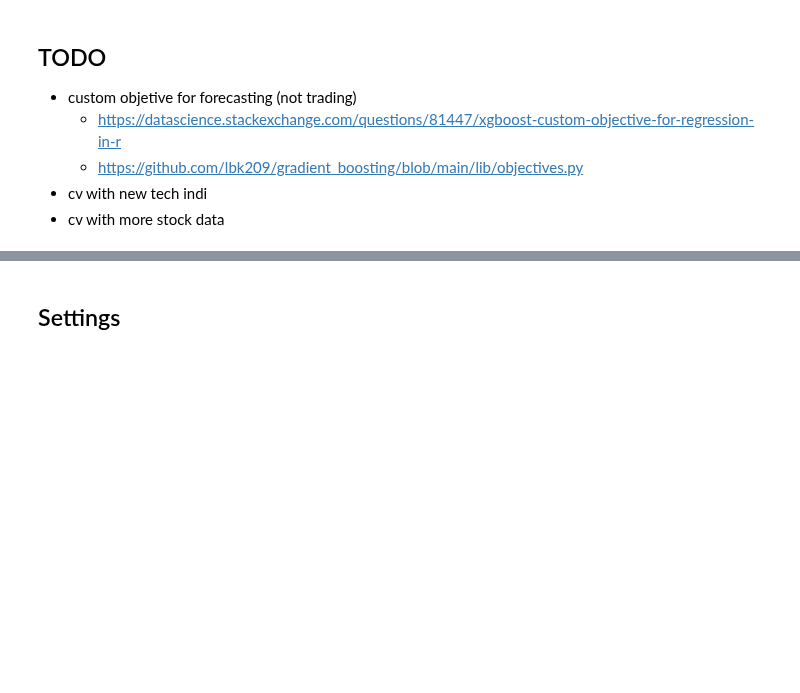
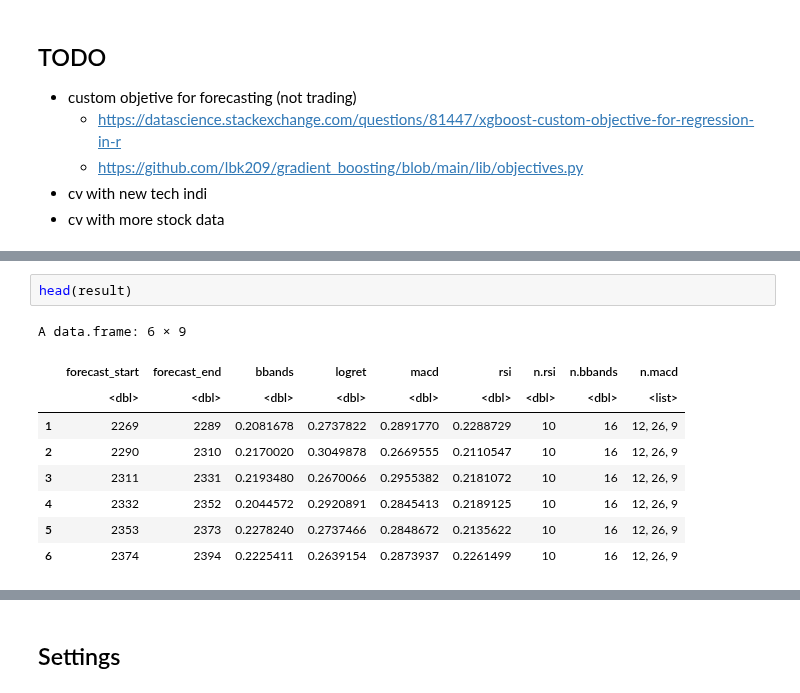
Before and after one commit to lbk209/timeseries, a Jupyter notebook: r_xgboost_snp500.ipynb, the cells around one changed output, grey strips where cells are left out. Cells and saved outputs as stored; diff of their text form; blank space fills up the shorter version.

```diff
--- a/r_xgboost_snp500.ipynb
+++ b/r_xgboost_snp500.ipynb
@@ -920,0 +1185,12 @@ A data.table: 4 × 5
+# %%
+head(result)
+# %% [output]
+A data.frame: 6 × 9
+|  | forecast_start | forecast_end | bbands | logret | macd | rsi | n.rsi | n.bbands | n.macd |
+|  | <dbl> | <dbl> | <dbl> | <dbl> | <dbl> | <dbl> | <dbl> | <dbl> | <list> |
+| 1 | 2269 | 2289 | 0.2081678 | 0.2737822 | 0.2891770 | 0.2288729 | 10 | 16 | 12, 26, 9 |
+| 2 | 2290 | 2310 | 0.2170020 | 0.3049878 | 0.2669555 | 0.2110547 | 10 | 16 | 12, 26, 9 |
+| 3 | 2311 | 2331 | 0.2193480 | 0.2670066 | 0.2955382 | 0.2181072 | 10 | 16 | 12, 26, 9 |
+| 4 | 2332 | 2352 | 0.2044572 | 0.2920891 | 0.2845413 | 0.2189125 | 10 | 16 | 12, 26, 9 |
+| 5 | 2353 | 2373 | 0.2278240 | 0.2737466 | 0.2848672 | 0.2135622 | 10 | 16 | 12, 26, 9 |
+| 6 | 2374 | 2394 | 0.2225411 | 0.2639154 | 0.2873937 | 0.2261499 | 10 | 16 | 12, 26, 9 |
```
Also changed, not shown: parts of 36 cells of this notebook.
